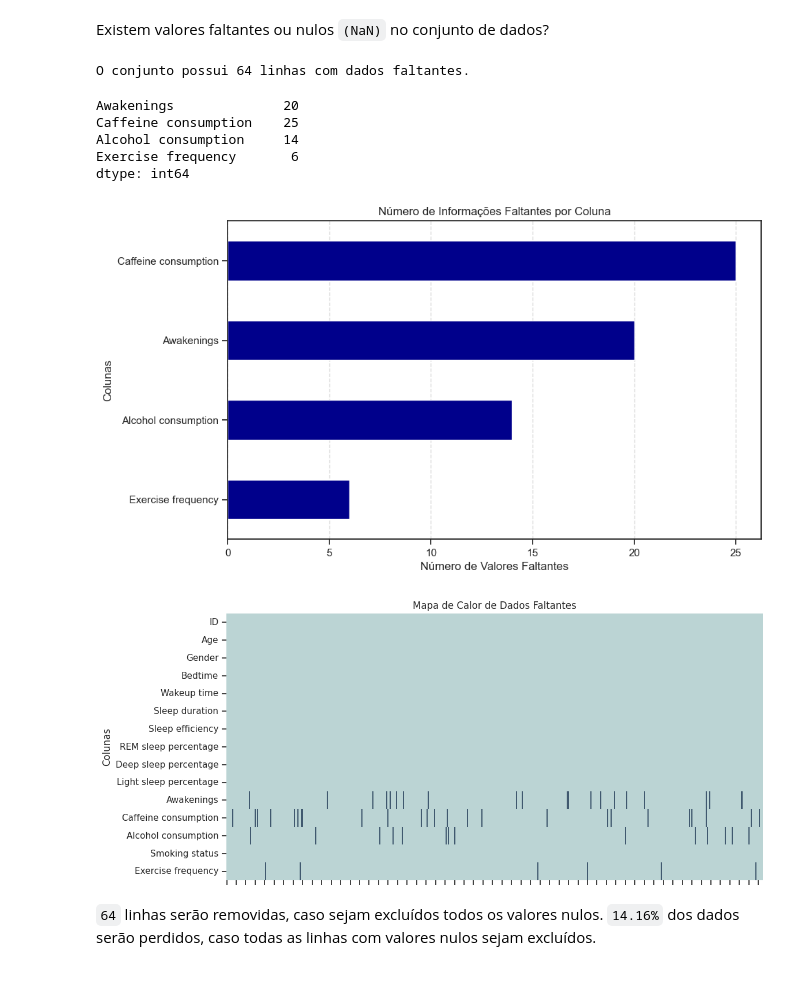
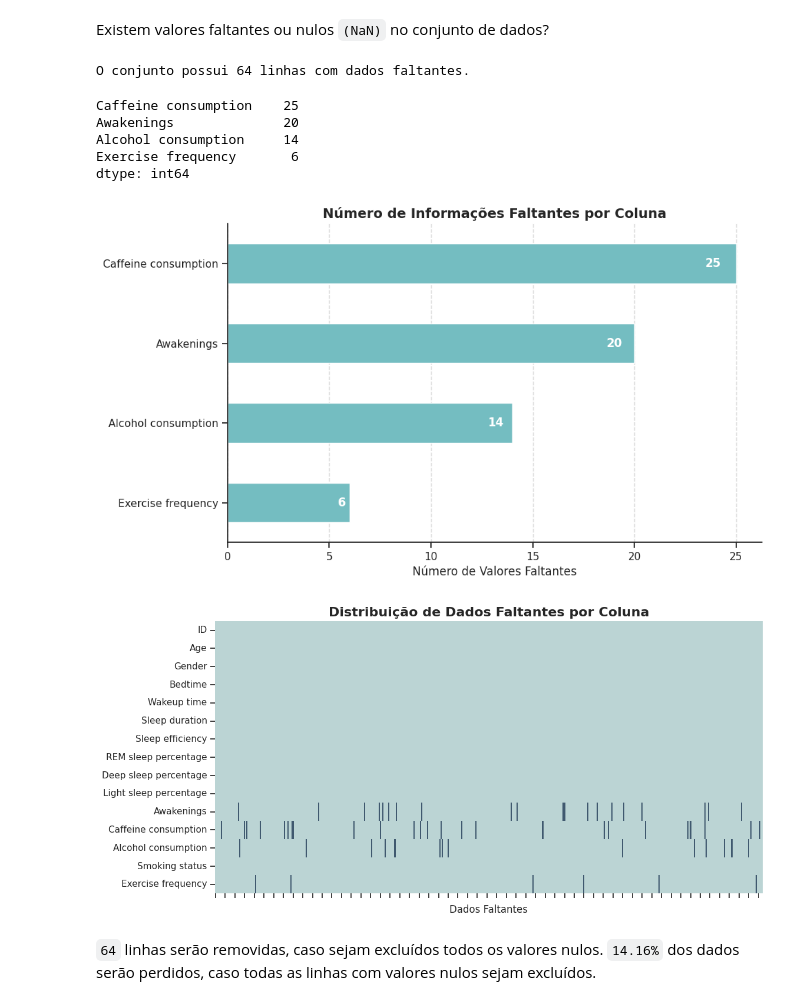
Before and after one commit to atlantico-academy/equipe1-2024.2, a Jupyter notebook: notebooks/01-exploratory_data_analysis.ipynb, the cells around one changed output. Saved outputs shown, nothing was run; the diff lists cells and outputs as text; code cells hidden in the pictures.

```diff
--- a/notebooks/01-exploratory_data_analysis.ipynb
+++ b/notebooks/01-exploratory_data_analysis.ipynb
@@ -220,7 +219,7 @@ display(HTML(df_uniques.to_html()))
 Existem valores faltantes ou nulos `(NaN)` no conjunto de dados?
 # %%
 # Analisando os valores faltantes ou nulos nas variáveis
-number_of_nan_by_column = df.isnull().sum().loc[lambda x: x > 0]
+number_of_nan_by_column = df.isnull().sum().loc[lambda x: x > 0].sort_values(ascending=False)
 number_of_nan_rows = df.isnull().any(axis=1).sum()
 
 if number_of_nan_rows == 0:
@@ -231,36 +230,43 @@ else:
 display(number_of_nan_by_column)
 # %% [output]
 O conjunto possui 64 linhas com dados faltantes.
+Caffeine consumption    25
 Awakenings              20
-Caffeine consumption    25
 Alcohol consumption     14
 Exercise frequency       6
 dtype: int64
 # %%
 # Dados faltantes em visualização de barras
-
 missing_values = df.isnull().sum()
 missing_values = missing_values[missing_values > 0]
 missing_values = missing_values.sort_values()
 plt.figure(figsize=(10, 6))
-missing_values.plot(kind='barh', color='darkblue')
-plt.title('Número de Informações Faltantes por Coluna')
-plt.xlabel('Número de Valores Faltantes')
-plt.ylabel('Colunas')
+
+ax = missing_values.plot(kind='barh', color=colors[2])
+plt.title('Número de Informações Faltantes por Coluna', fontweight='bold', fontsize=14)
+plt.xlabel('Número de Valores Faltantes', fontsize=12)
+
+for index, value in enumerate(missing_values):
+    ax.text(value - (value * 0.03), index, str(value),
+            va='center', ha='right', color='white', fontweight='bold', fontsize=12)
+
 plt.grid(axis='x', linestyle='--', alpha=0.7)
+ax.spines['top'].set_visible(False)
+ax.spines['right'].set_visible(False)
+
 plt.show()
 # %% [output]
-[figure, old version]
+[figure, new version]
 # %%
-# Visualizndo a distribuição dos dados faltantes
+# Visualizando a distribuição dos dados faltantes
 fig, ax = plt.subplots(figsize=(12, 6))
 sns.heatmap(df.isnull().T, cbar=False, cmap=colors, ax=ax)
 
-ax.set_ylabel('Colunas')
-ax.set_title('Mapa de Calor de Dados Faltantes')
+ax.set_xlabel('Dados Faltantes', fontsize=12)
+ax.set_title('Distribuição de Dados Faltantes por Coluna', fontweight='bold', fontsize=16)
 ax.set_xticklabels([])
 
 plt.show()
 # %% [output]
-[figure, old version]
+[figure, new version]
 # %%
```
Also changed, not shown: parts of 126 cells of this notebook.
